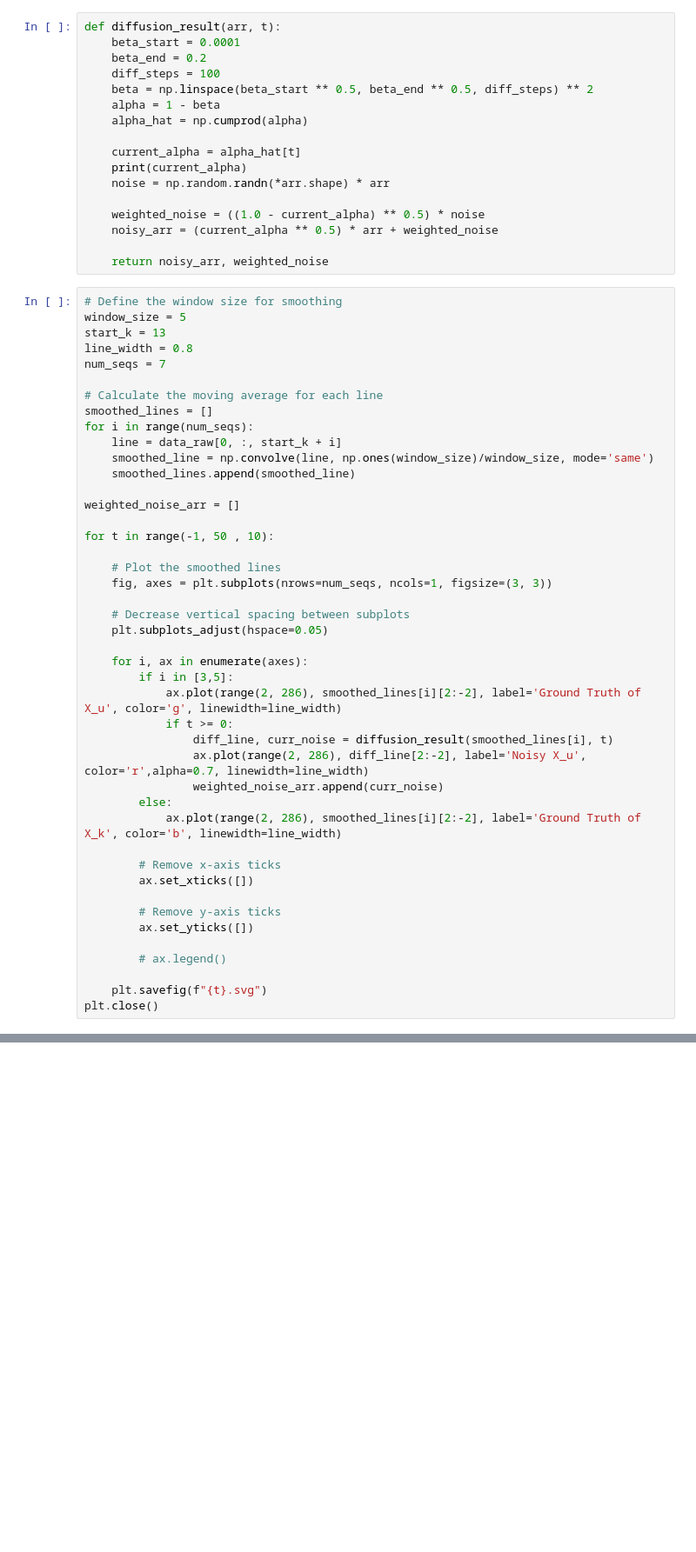
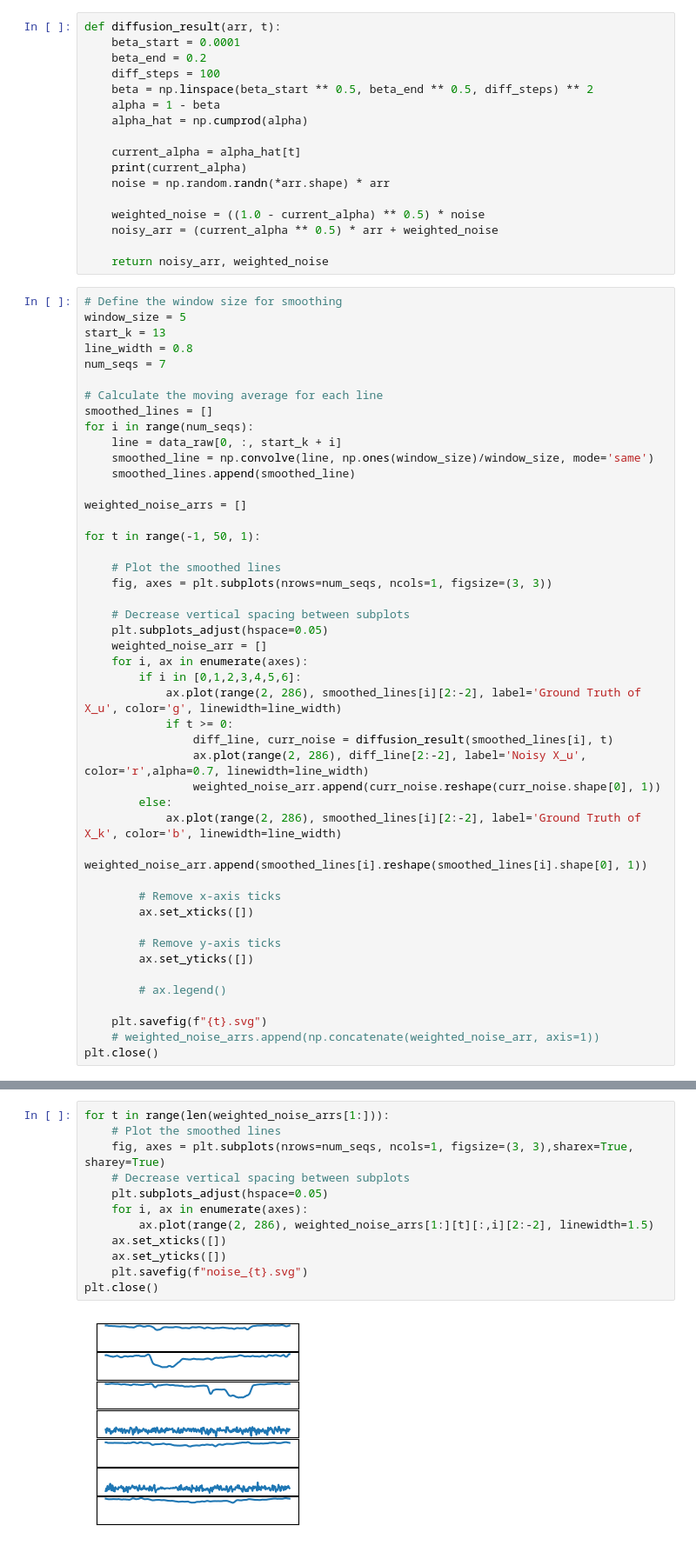
Before and after one commit to Radar-Lei/competition, a Jupyter notebook: visualization.ipynb, the cells around one changed output, grey strips where cells are left out. Shown: that part at 87% size. Drawn from its saved outputs; the diff is of its cells as text; blank space fills up the shorter version.

```diff
--- a/visualization.ipynb
+++ b/visualization.ipynb
@@ -44,25 +46,26 @@ for i in range(num_seqs):
     smoothed_line = np.convolve(line, np.ones(window_size)/window_size, mode='same')
     smoothed_lines.append(smoothed_line)
 
-weighted_noise_arr = []
+weighted_noise_arrs = []
 
-for t in range(-1, 50 , 10):
+for t in range(-1, 50, 1):
 
     # Plot the smoothed lines
     fig, axes = plt.subplots(nrows=num_seqs, ncols=1, figsize=(3, 3))
 
     # Decrease vertical spacing between subplots
     plt.subplots_adjust(hspace=0.05)
-
+    weighted_noise_arr = []
     for i, ax in enumerate(axes):
-        if i in [3,5]:
+        if i in [0,1,2,3,4,5,6]:
             ax.plot(range(2, 286), smoothed_lines[i][2:-2], label='Ground Truth of X_u', color='g', linewidth=line_width)
             if t >= 0:
                 diff_line, curr_noise = diffusion_result(smoothed_lines[i], t)
                 ax.plot(range(2, 286), diff_line[2:-2], label='Noisy X_u', color='r',alpha=0.7, linewidth=line_width)
-                weighted_noise_arr.append(curr_noise)
+                weighted_noise_arr.append(curr_noise.reshape(curr_noise.shape[0], 1))
         else:
             ax.plot(range(2, 286), smoothed_lines[i][2:-2], label='Ground Truth of X_k', color='b', linewidth=line_width)
+            weighted_noise_arr.append(smoothed_lines[i].reshape(smoothed_lines[i].shape[0], 1))
 
         # Remove x-axis ticks
         ax.set_xticks([])
@@ -73,4 +76,5 @@ for t in range(-1, 50 , 10):
         # ax.legend()
 
     plt.savefig(f"{t}.svg")
+    # weighted_noise_arrs.append(np.concatenate(weighted_noise_arr, axis=1))
 plt.close()
@@ -92,0 +137,14 @@ plt.close()
+# %%
+for t in range(len(weighted_noise_arrs[1:])):
+    # Plot the smoothed lines
+    fig, axes = plt.subplots(nrows=num_seqs, ncols=1, figsize=(3, 3),sharex=True, sharey=True)
+    # Decrease vertical spacing between subplots
+    plt.subplots_adjust(hspace=0.05)
+    for i, ax in enumerate(axes):
+        ax.plot(range(2, 286), weighted_noise_arrs[1:][t][:,i][2:-2], linewidth=1.5)
+    ax.set_xticks([])
+    ax.set_yticks([])
+    plt.savefig(f"noise_{t}.svg")
+plt.close()
+# %% [output]
+[figure, added]
```
Also changed, not shown: parts of 10 cells of this notebook.
